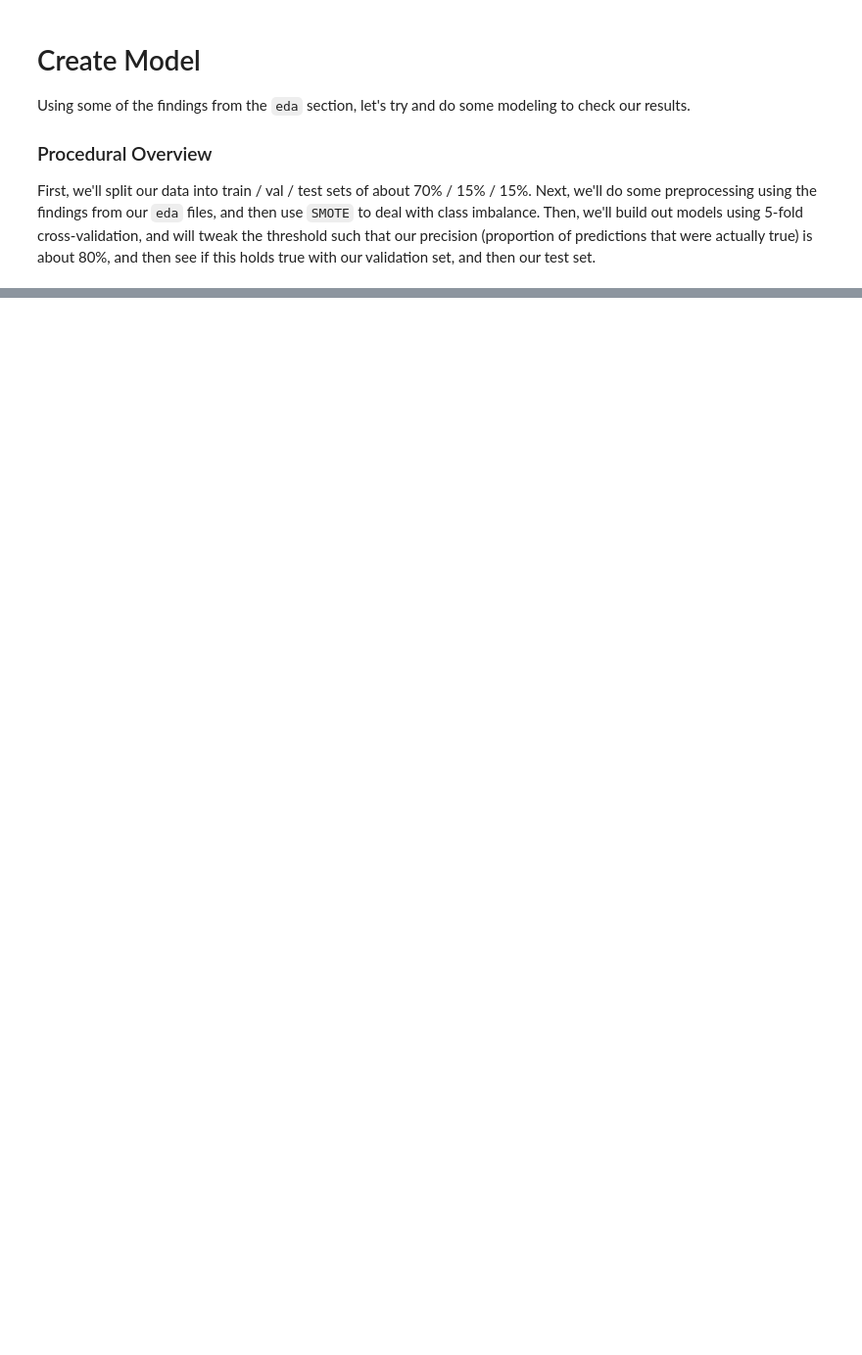
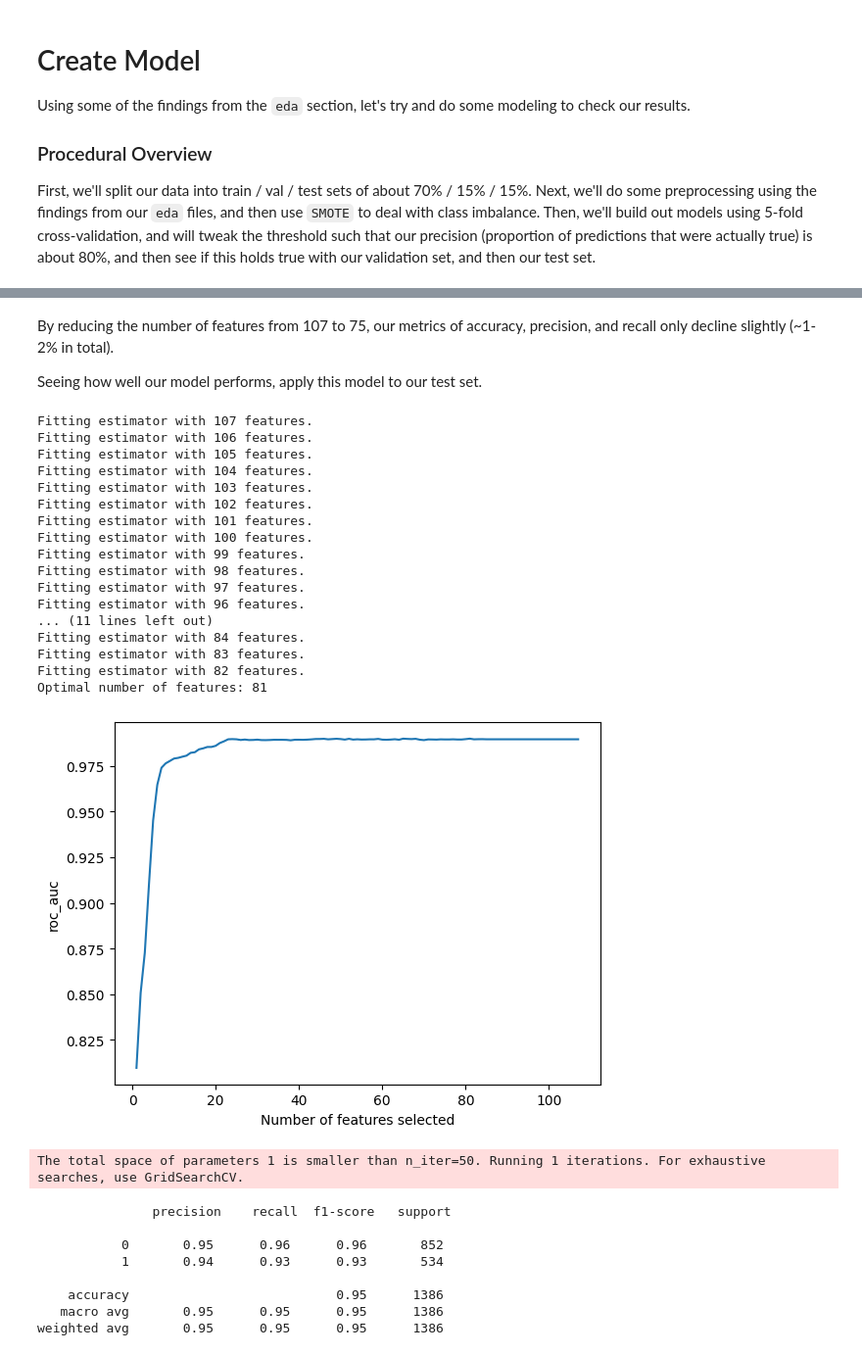
Before and after one commit to linusscjen/q-leads-scoring, a Jupyter notebook: src/model/model_data.ipynb, the cells around one changed output, grey strips where cells are left out. Shown: that part at 98% size. Saved outputs shown, nothing was run; the diff lists cells and outputs as text; code cells hidden in the pictures; blank space fills up the shorter version.

```diff
--- a/src/model/model_data.ipynb
+++ b/src/model/model_data.ipynb
@@ -28,0 +139,10 @@ Now, apply some data preprocessing from our previous findings. TODO: Because we'
+# %%
+# Impute missing values, "Missing" for categorical, 0 for numerical
+cat_cols = raw_data.select_dtypes("object").columns
+raw_data[cat_cols] = raw_data[cat_cols].fillna("Missing")
+
+num_cols = raw_data.select_dtypes(np.number).columns
+raw_data[num_cols] = raw_data[num_cols].fillna(0)
+
+# Impute with 0, shuffle for randomization
+data0 = raw_data.copy().sample(frac=1, random_state=5)
@@ -28,0 +250,48 @@ Now, apply some data preprocessing from our previous findings. TODO: Because we'
+# %% [markdown]
+By reducing the number of features from 107 to 75, our metrics of accuracy, precision, and recall only decline slightly (~1-2% in total).
+
+Seeing how well our model performs, apply this model to our test set.
+# %%
+# Combine x_train, x_val and y_train, y_val
+x_train2 = pd.concat([x_train, x_val]).reset_index(drop=True)
+y_train2 = pd.concat([y_train, y_val]).reset_index(drop=True)
+
+# Apply SMOTE
+x_train2_s, y_train2_s = pipeline.fit_resample(x_train2, y_train2)
+
+# Do feature selection
+sel_feats2 = select_features(x_train2_s, y_train2_s)
+x_train2_sel = x_train2_s[sel_feats2]
+y_train2_sel = y_train2_s
+
+# Run model with less features
+xgb_model_sel2 = model_xgboost(x_train2_sel, y_train2_sel)
+evaluate(xgb_model_sel2, x_test[sel_feats2], y_test)
+# %% [output]
+Fitting estimator with 107 features.
+Fitting estimator with 106 features.
+Fitting estimator with 105 features.
+Fitting estimator with 104 features.
+Fitting estimator with 103 features.
+Fitting estimator with 102 features.
+Fitting estimator with 101 features.
+Fitting estimator with 100 features.
+Fitting estimator with 99 features.
+Fitting estimator with 98 features.
+Fitting estimator with 97 features.
+Fitting estimator with 96 features.
+... (11 lines left out)
+Fitting estimator with 84 features.
+Fitting estimator with 83 features.
+Fitting estimator with 82 features.
+Optimal number of features: 81
+[figure, added]
+The total space of parameters 1 is smaller than n_iter=50. Running 1 iterations. For exhaustive searches, use GridSearchCV.
+               precision    recall  f1-score   support
+
+           0       0.95      0.96      0.96       852
+           1       0.94      0.93      0.93       534
+
+    accuracy                           0.95      1386
+   macro avg       0.95      0.95      0.95      1386
+weighted avg       0.95      0.95      0.95      1386
```
Also changed, not shown: parts of 22 cells of this notebook, 1 other file.
